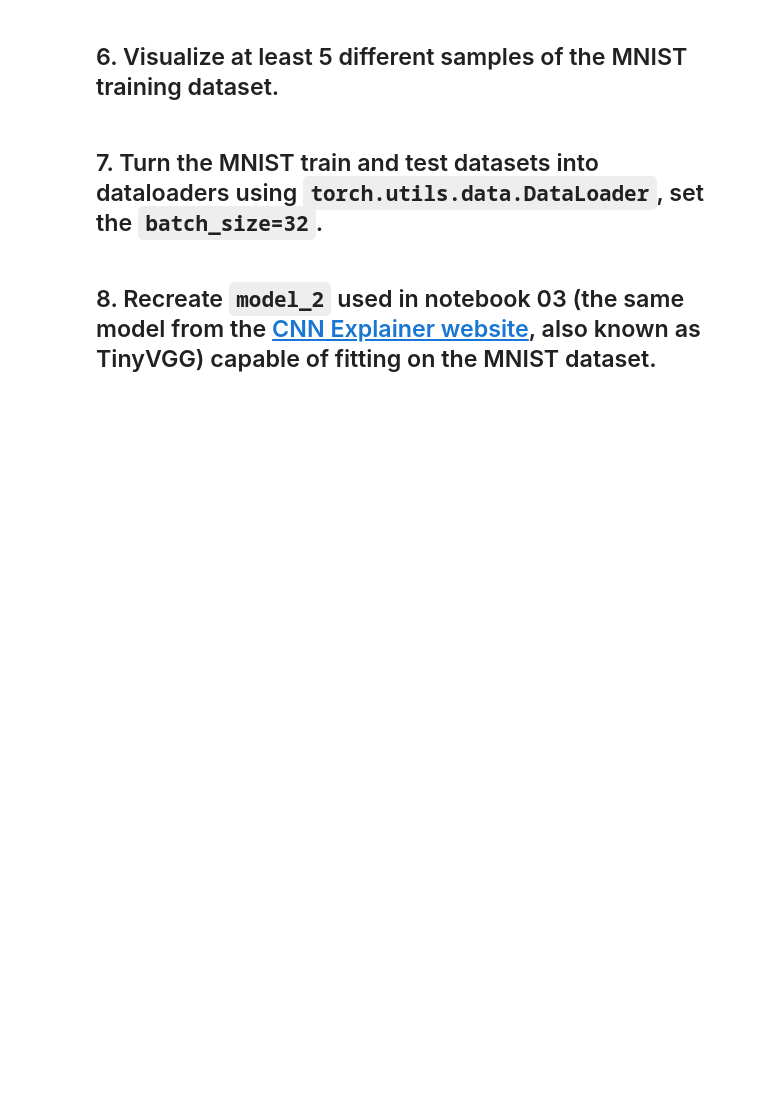
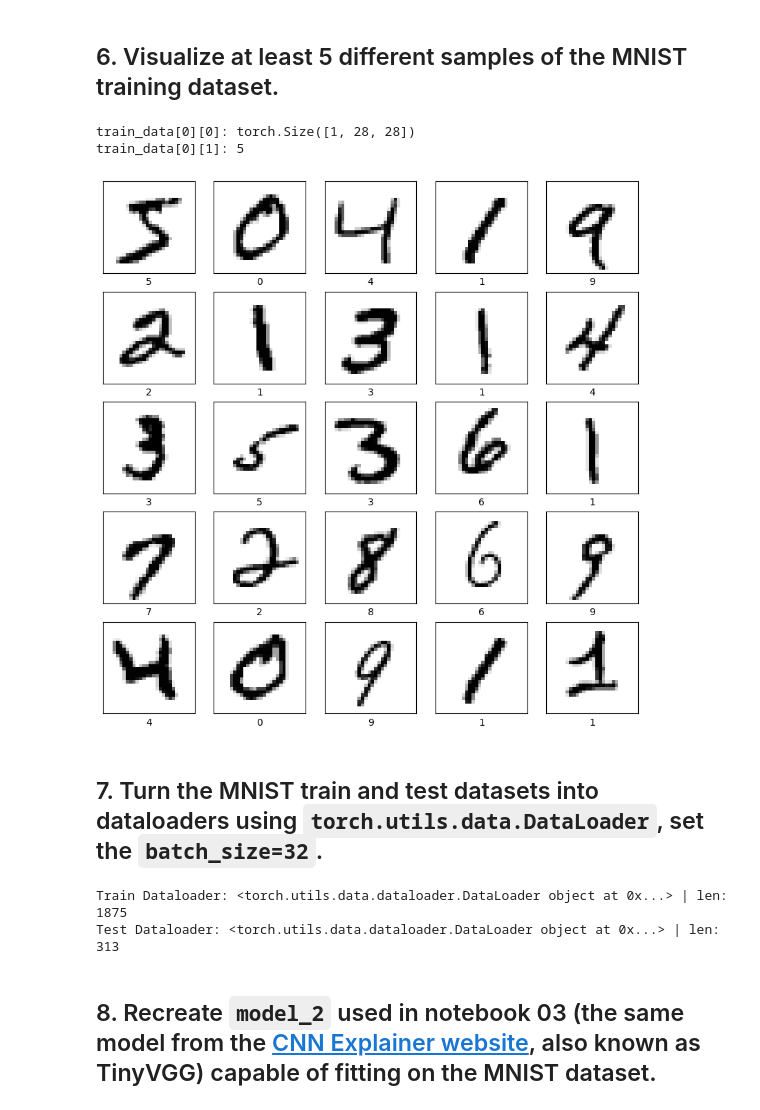
Before and after one commit to BanHun28/pytorch-deep-learning, a Jupyter notebook: extras/exercises/03_pytorch_computer_vision_exercises.ipynb, the cells around one changed output. Drawn from its saved outputs; the diff is of its cells as text; code cells hidden in the pictures; blank space fills up the shorter version.

```diff
--- a/extras/exercises/03_pytorch_computer_vision_exercises.ipynb
+++ b/extras/exercises/03_pytorch_computer_vision_exercises.ipynb
@@ -64,6 +113,36 @@ print(torch.__version__)
 # %% [markdown]
 ## 6. Visualize at least 5 different samples of the MNIST training dataset.
+# %%
+import matplotlib.pyplot as plt
+
+print(f"train_data[0][0]: {train_data[0][0].shape}") # is Data
+print(f"train_data[0][1]: {train_data[0][1]}") # is Label
+
+plt.figure(figsize=(10, 10))
+for i in range(25):
+    plt.subplot(5, 5, i+1)
+    plt.xticks([])
+    plt.yticks([])
+    plt.grid(False)
+    plt.imshow(train_data[i][0].squeeze(), cmap=plt.cm.binary)
+    plt.xlabel(train_data[i][1])
+plt.show()
+# %% [output]
+train_data[0][0]: torch.Size([1, 28, 28])
+train_data[0][1]: 5
+[figure, added]
 # %% [markdown]
 ## 7. Turn the MNIST train and test datasets into dataloaders using `torch.utils.data.DataLoader`, set the `batch_size=32`.
+# %%
+from torch.utils.data import DataLoader
+
+train_dataloader = DataLoader(train_data, batch_size=32, shuffle=True)
+test_dataloader = DataLoader(test_data, batch_size=32, shuffle=False)
+
+print(f"Train Dataloader: {train_dataloader} | len: {len(train_dataloader)}")
+print(f"Test Dataloader: {test_dataloader} | len: {len(test_dataloader)}")
+# %% [output]
+Train Dataloader: <torch.utils.data.dataloader.DataLoader object at 0x...> | len: 1875
+Test Dataloader: <torch.utils.data.dataloader.DataLoader object at 0x...> | len: 313
 # %% [markdown]
 ## 8. Recreate `model_2` used in notebook 03 (the same model from the [CNN Explainer website](https://poloclub.github.io/cnn-explainer/), also known as TinyVGG) capable of fitting on the MNIST dataset.
```
Also changed, not shown: parts of 15 cells of this notebook.
